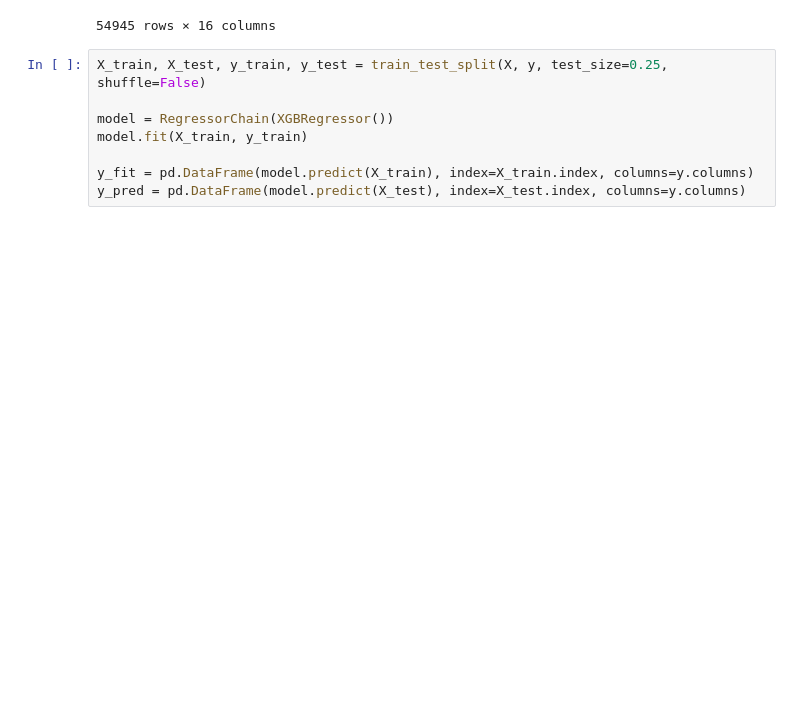
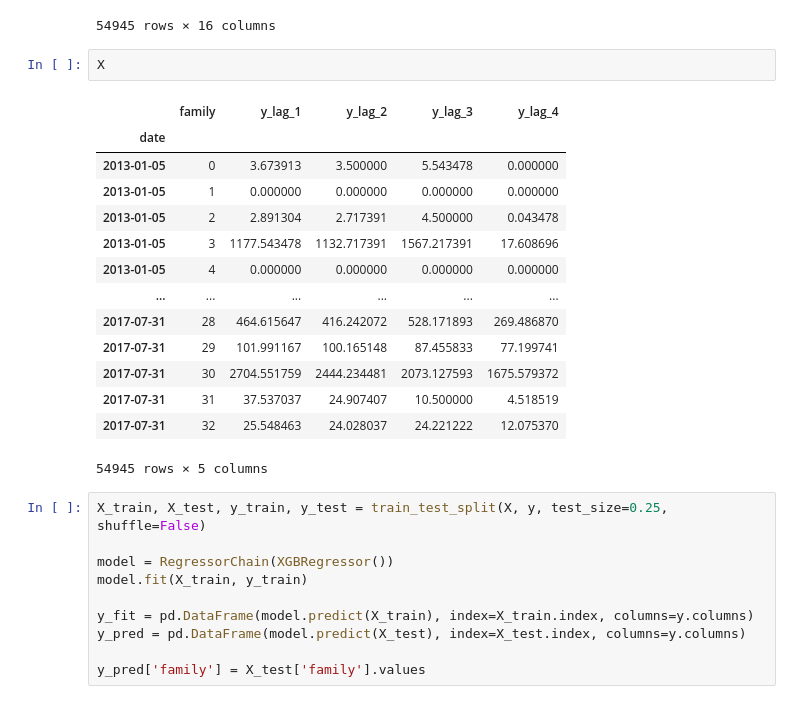
Before and after one commit to InspectorGoole/Sales-Demand-Forecast, a Jupyter notebook: sales_fore.ipynb, the cells around one changed output. Cells and saved outputs as stored; diff of their text form; blank space fills up the shorter version.

```diff
--- a/sales_fore.ipynb
+++ b/sales_fore.ipynb
@@ -756,6 +756,23 @@ display(y)
 |  | SCHOOL AND OFFICE SUPPLIES | 30.111111 | 49.333333 | 57.481481 | 51.907407 | 63.222222 | 85.203704 | 100.277778 | 64.407407 | 59.759259 | ... |
 |  | SEAFOOD | 20.488333 | 20.346852 | 20.801037 | 17.116296 | 25.553963 | 24.209519 | 23.512852 | 18.419852 | 18.481130 | ... |
 54945 rows × 16 columns
+# %%
+X
+# %% [output]
+|  | family | y_lag_1 | y_lag_2 | y_lag_3 | y_lag_4 |
+| date |  |  |  |  |  |
+| 2013-01-05 | 0 | 3.673913 | 3.500000 | 5.543478 | 0.000000 |
+| 2013-01-05 | 1 | 0.000000 | 0.000000 | 0.000000 | 0.000000 |
+| 2013-01-05 | 2 | 2.891304 | 2.717391 | 4.500000 | 0.043478 |
+| 2013-01-05 | 3 | 1177.543478 | 1132.717391 | 1567.217391 | 17.608696 |
+| 2013-01-05 | 4 | 0.000000 | 0.000000 | 0.000000 | 0.000000 |
+| ... | ... | ... | ... | ... | ... |
+| 2017-07-31 | 28 | 464.615647 | 416.242072 | 528.171893 | 269.486870 |
+| 2017-07-31 | 29 | 101.991167 | 100.165148 | 87.455833 | 77.199741 |
+| 2017-07-31 | 30 | 2704.551759 | 2444.234481 | 2073.127593 | 1675.579372 |
+| 2017-07-31 | 31 | 37.537037 | 24.907407 | 10.500000 | 4.518519 |
+| 2017-07-31 | 32 | 25.548463 | 24.028037 | 24.221222 | 12.075370 |
+54945 rows × 5 columns
 # %%
 X_train, X_test, y_train, y_test = train_test_split(X, y, test_size=0.25, shuffle=False)
 
@@ -764,6 +781,8 @@ model.fit(X_train, y_train)
 
 y_fit = pd.DataFrame(model.predict(X_train), index=X_train.index, columns=y.columns)
 y_pred = pd.DataFrame(model.predict(X_test), index=X_test.index, columns=y.columns)
+
+y_pred['family'] = X_test['family'].values
 # %%
 y_pred
 # %% [output]
```
Also changed, not shown: parts of 16 cells of this notebook.
